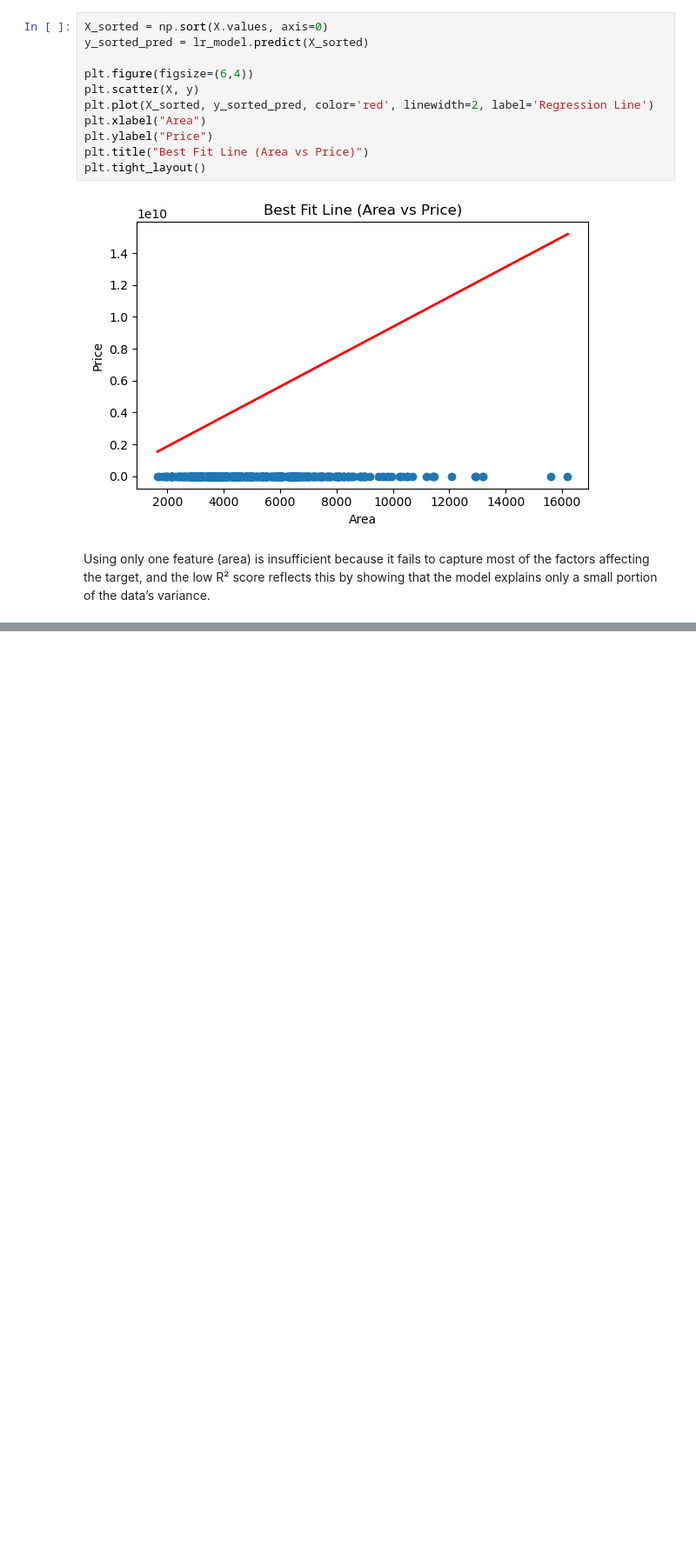
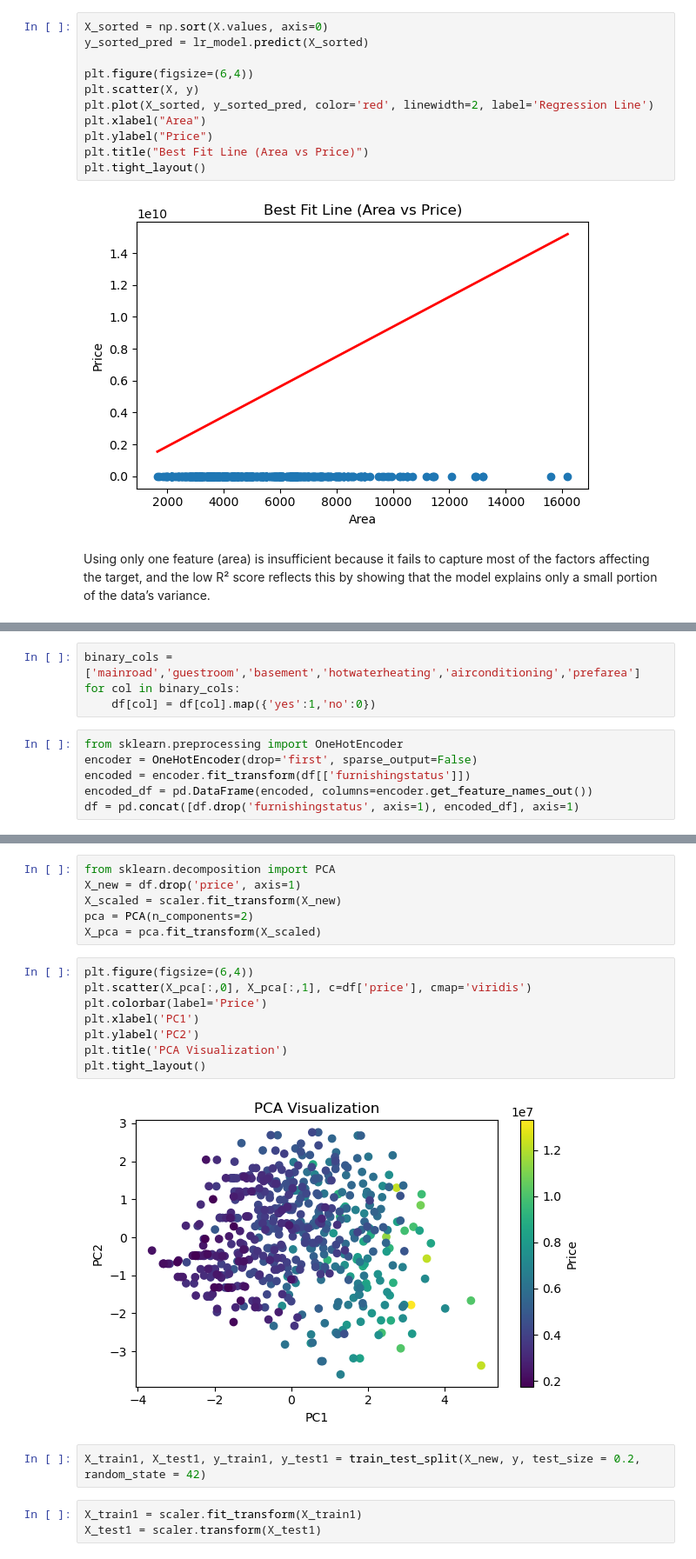
Before and after one commit to Darshna-Choudhary/ML-Learning, a Jupyter notebook: Linear_Regression/House_price_prediction.ipynb, the cells around one changed output, grey strips where cells are left out. Shown at 87% size. Cells and saved outputs as stored; diff of their text form; blank space fills up the shorter version.

```diff
--- a/Linear_Regression/House_price_prediction.ipynb
+++ b/Linear_Regression/House_price_prediction.ipynb
@@ -74,0 +89,10 @@ Using only one feature (area) is insufficient because it fails to capture most o
+# %%
+binary_cols = ['mainroad','guestroom','basement','hotwaterheating','airconditioning','prefarea']
+for col in binary_cols:
+    df[col] = df[col].map({'yes':1,'no':0})
+# %%
+from sklearn.preprocessing import OneHotEncoder
+encoder = OneHotEncoder(drop='first', sparse_output=False)
+encoded = encoder.fit_transform(df[['furnishingstatus']])
+encoded_df = pd.DataFrame(encoded, columns=encoder.get_feature_names_out())
+df = pd.concat([df.drop('furnishingstatus', axis=1), encoded_df], axis=1)
@@ -74,0 +108,21 @@ Using only one feature (area) is insufficient because it fails to capture most o
+# %%
+from sklearn.decomposition import PCA
+X_new = df.drop('price', axis=1)
+X_scaled = scaler.fit_transform(X_new)
+pca = PCA(n_components=2)
+X_pca = pca.fit_transform(X_scaled)
+# %%
+plt.figure(figsize=(6,4))
+plt.scatter(X_pca[:,0], X_pca[:,1], c=df['price'], cmap='viridis')
+plt.colorbar(label='Price')
+plt.xlabel('PC1')
+plt.ylabel('PC2')
+plt.title('PCA Visualization')
+plt.tight_layout()
+# %% [output]
+[figure, added]
+# %%
+X_train1, X_test1, y_train1, y_test1 = train_test_split(X_new, y, test_size = 0.2, random_state = 42)
+# %%
+X_train1 = scaler.fit_transform(X_train1)
+X_test1 = scaler.transform(X_test1)
```
Also changed, not shown: parts of 10 cells of this notebook.
